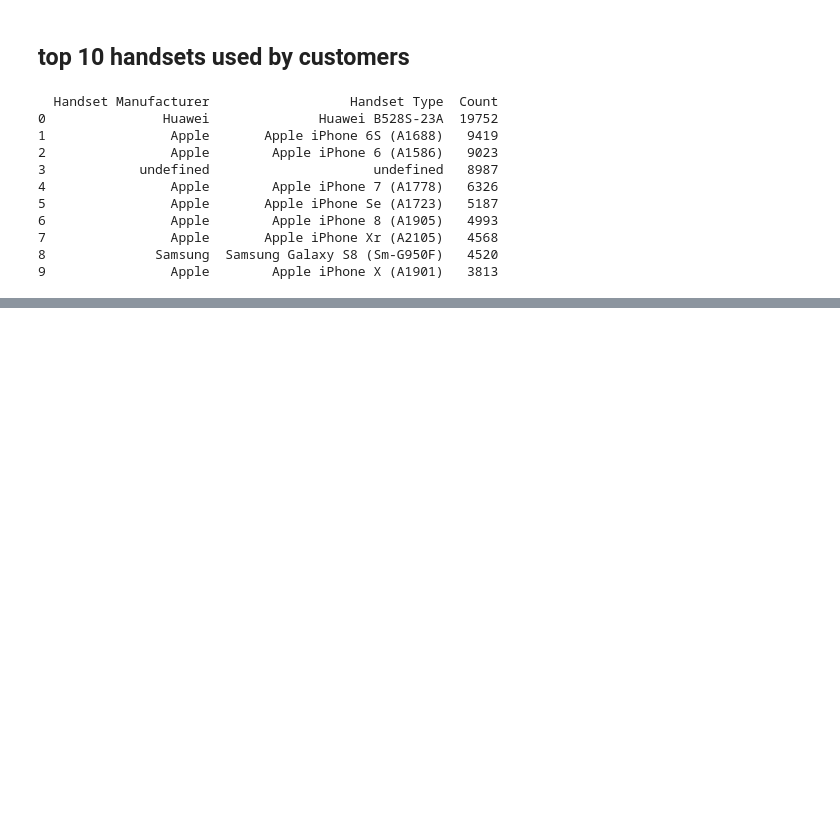
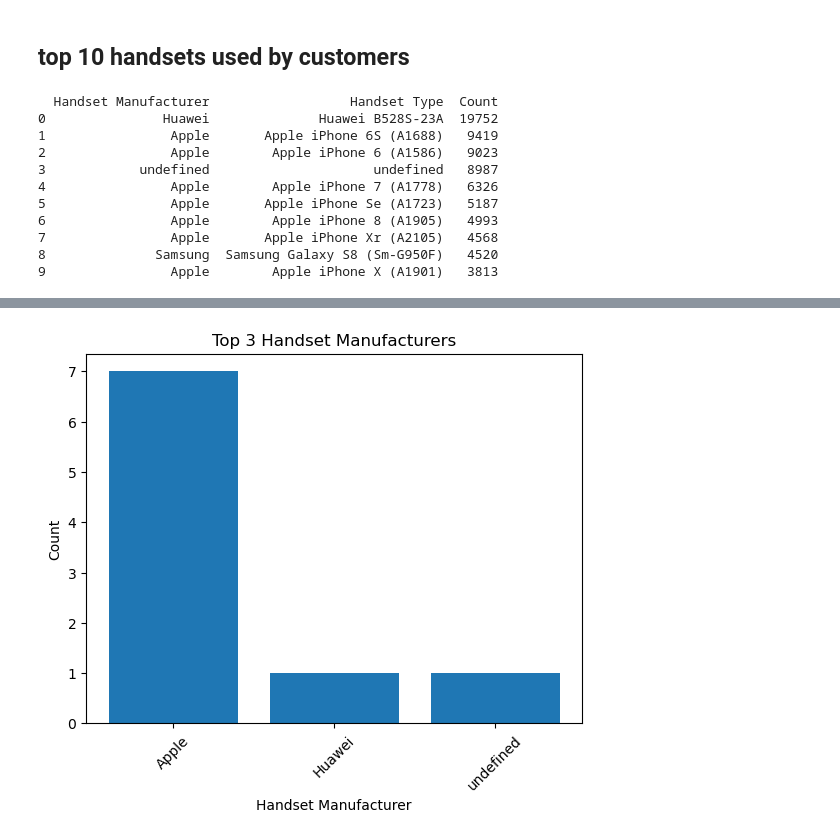
Before and after one commit to teddycheru/StreamlitTelecomUserAnalytics, a Jupyter notebook: notebooks/notebook.ipynb, the cells around one changed output, grey strips where cells are left out. Drawn from its saved outputs; the diff is of its cells as text; code cells hidden in the pictures; blank space fills up the shorter version.

```diff
--- a/notebooks/notebook.ipynb
+++ b/notebooks/notebook.ipynb
@@ -107,0 +145,16 @@ print(df)
+# %%
+# Plot the top 3 manufacturers as a bar plot
+plt.bar(top_manufacturers.index, top_manufacturers.values)
+
+# Customize the plot
+plt.xlabel('Handset Manufacturer')
+plt.ylabel('Count')
+plt.title('Top 3 Handset Manufacturers')
+
+# Rotate x-axis labels
+plt.xticks(rotation=45)
+
+# Display the plot
+plt.show()
+# %% [output]
+[figure, added]
```
Also changed, not shown: parts of 5 cells of this notebook.
